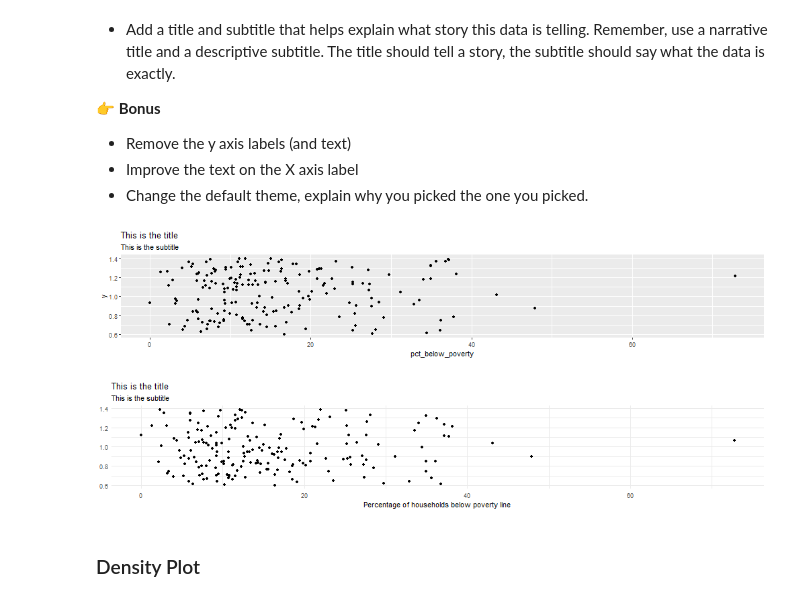
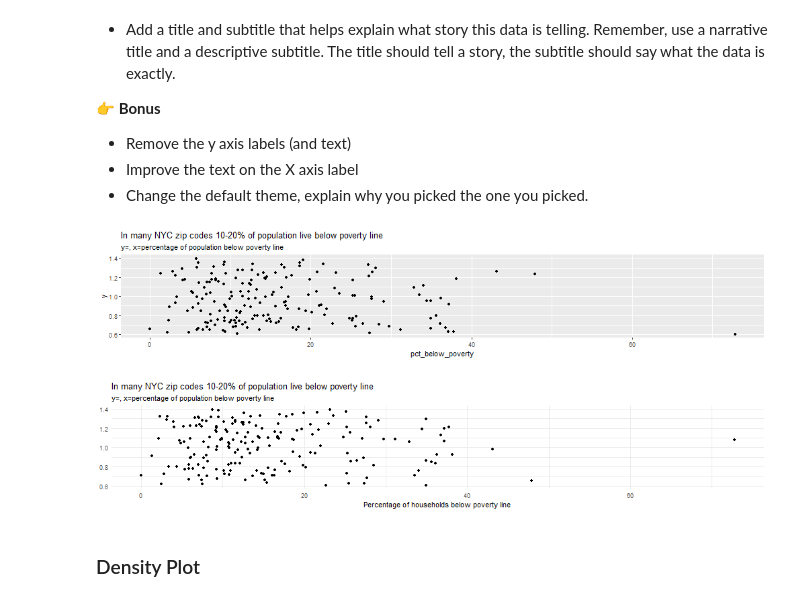
Before and after one commit to juhanarossi/ggplot-1-juhanarossi, a Jupyter notebook: notebook_Juhana_exercise1.ipynb, the cells around one changed output. Saved outputs shown, nothing was run; the diff lists cells and outputs as text; code cells hidden in the pictures.

```diff
--- a/notebook_Juhana_exercise1.ipynb
+++ b/notebook_Juhana_exercise1.ipynb
@@ -215,29 +215,29 @@ Here is an example of a dotplot (with jitter). It's a bit easier to read, but it
 # %%
 %%R -w 1000 -h 200
 
 ggplot(df) +
     aes(x=pct_below_poverty, y=1) +
     geom_jitter() +
-    labs(title = "This is the title",
-        subtitle = "This is the subtitle"
+    labs(title = "In many NYC zip codes 10-20% of population live below poverty line",
+        subtitle = "y=, x=percentage of population below poverty line"
         )
     #ggtitle(subtitle = "This is the subtitle")
 # %% [output]
-[figure, old version]
+[figure, new version]
 # %%
 %%R -w 1000 -h 200
 
 ggplot(df) +
     aes(x=pct_below_poverty, y=1) +
     geom_jitter() +
-    labs(title = "Three NYC Boroughs",
-        subtitle = "This is the subtitle",
+    labs(title = "In many NYC zip codes 10-20% of population live below poverty line",
+        subtitle = "y=, x=percentage of population below poverty line"
         ) +
      xlab("Percentage of households below poverty line") +
      ylab(NULL) +
      theme_minimal()
 # %% [output]
-[figure, old version]
+[figure, new version]
 # %% [markdown]
 ### Density Plot
 # %%
```
Also changed, not shown: 1 other file.
